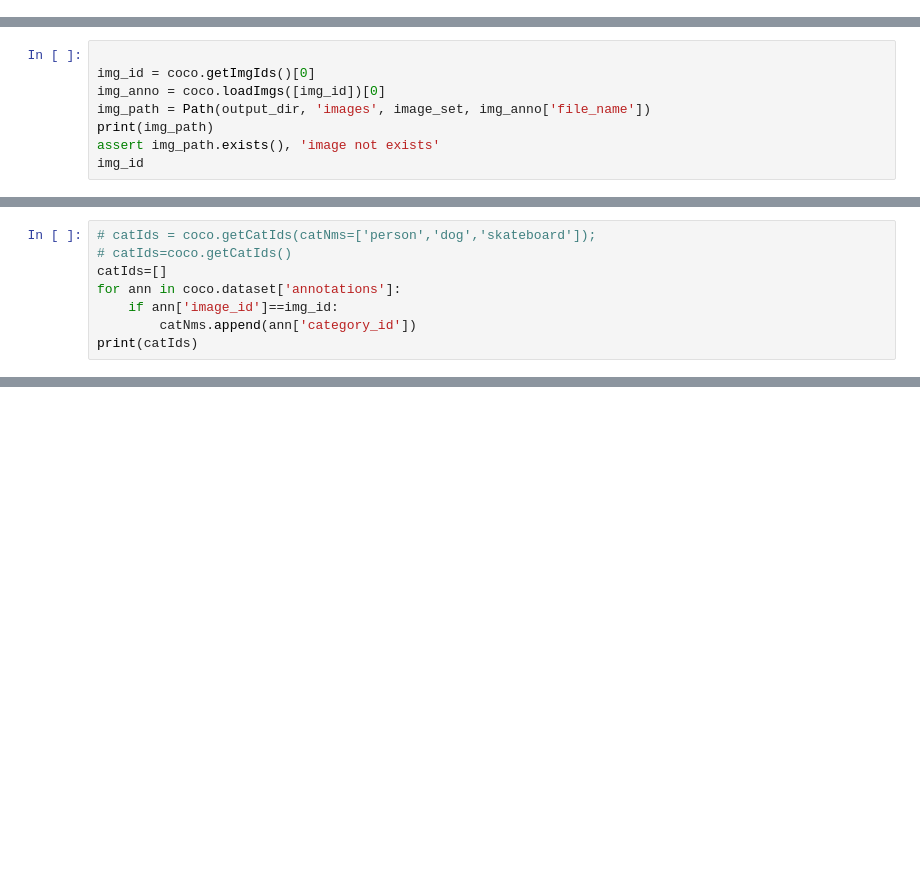
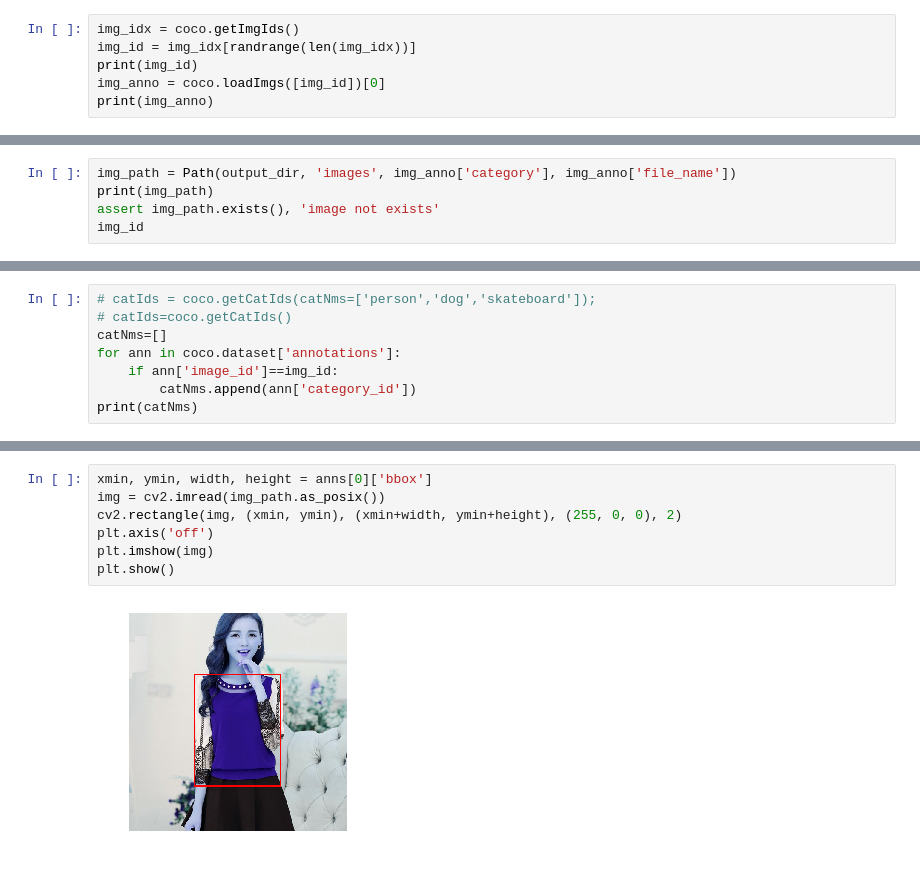
Before and after one commit to lexuszhi1990/build-datasets-from-zero, a Jupyter notebook: fai_coco_test.ipynb, the cells around one changed output, grey strips where cells are left out. Saved outputs shown, nothing was run; the diff lists cells and outputs as text; blank space fills up the shorter version.

```diff
--- a/fai_coco_test.ipynb
+++ b/fai_coco_test.ipynb
@@ -23,0 +48,6 @@ dir(coco)
+# %%
+img_idx = coco.getImgIds()
+img_id = img_idx[randrange(len(img_idx))]
+print(img_id)
+img_anno = coco.loadImgs([img_id])[0]
+print(img_anno)
@@ -24,8 +57,5 @@ dir(coco)
 # %%
-
-img_id = coco.getImgIds()[0]
-img_anno = coco.loadImgs([img_id])[0]
-img_path = Path(output_dir, 'images', image_set, img_anno['file_name'])
+img_path = Path(output_dir, 'images', img_anno['category'], img_anno['file_name'])
 print(img_path)
 assert img_path.exists(), 'image not exists'
 img_id
@@ -37,8 +72,8 @@ plt.show()
 # %%
 # catIds = coco.getCatIds(catNms=['person','dog','skateboard']);
 # catIds=coco.getCatIds()
-catIds=[]
+catNms=[]
 for ann in coco.dataset['annotations']:
     if ann['image_id']==img_id:
         catNms.append(ann['category_id'])
-print(catIds)
+print(catNms)
@@ -50,0 +91,9 @@ coco.showAnns(anns)
+# %%
+xmin, ymin, width, height = anns[0]['bbox']
+img = cv2.imread(img_path.as_posix())
+cv2.rectangle(img, (xmin, ymin), (xmin+width, ymin+height), (255, 0, 0), 2)
+plt.axis('off')
+plt.imshow(img)
+plt.show()
+# %% [output]
+[figure, added]
```
Also changed, not shown: parts of 8 cells of this notebook, 2 other files.
